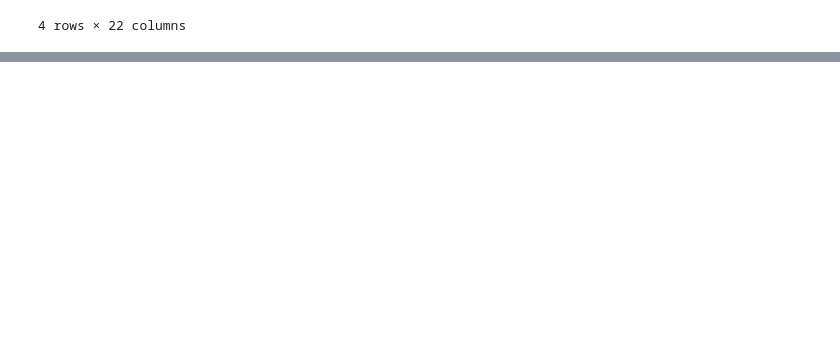
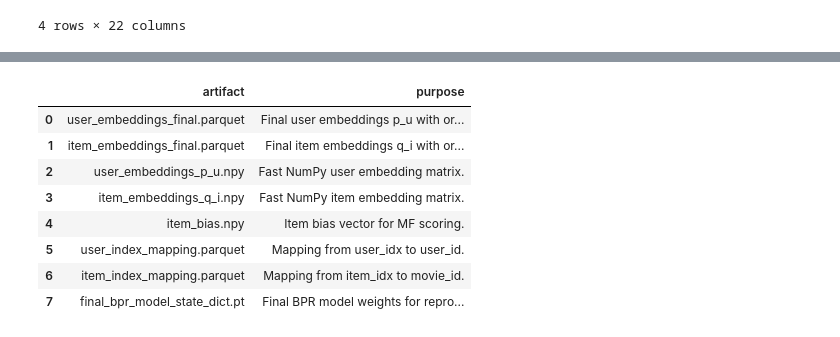
Before and after one commit to 99CCC/ACIT4530, a Jupyter notebook: David/step2.ipynb, the cells around one changed output, grey strips where cells are left out. Cells and saved outputs as stored; diff of their text form; code cells hidden in the pictures; blank space fills up the shorter version.

```diff
--- a/David/step2.ipynb
+++ b/David/step2.ipynb
@@ -4376,0 +3847,95 @@ display(pair_sampling_sensitivity_report.round(6))
+# %%
+# Embedding tables for downstream steps.
+
+user_embeddings_final.to_parquet(
+    f"{step2_results_dir}/user_embeddings_final.parquet",
+    index=False,
+)
+
+item_embeddings_final.to_parquet(
+    f"{step2_results_dir}/item_embeddings_final.parquet",
+    index=False,
+)
+
+# Fast NumPy arrays for DBSCAN, kNN, and MF scoring.
+
+np.save(
+    f"{step2_results_dir}/user_embeddings_p_u.npy",
+    user_embedding_matrix,
+)
+
+np.save(
+    f"{step2_results_dir}/item_embeddings_q_i.npy",
+    item_embedding_matrix,
+)
+
+np.save(
+    f"{step2_results_dir}/item_bias.npy",
+    item_bias_vector,
+)
+
+# Mapping tables.
+
+user_index_table.to_parquet(
+    f"{step2_results_dir}/user_index_mapping.parquet",
+    index=False,
+)
+
+item_index_table.to_parquet(
+    f"{step2_results_dir}/item_index_mapping.parquet",
+    index=False,
+)
+
+# Final BPR model weights.
+
+torch.save(
+    final_model.state_dict(),
+    f"{step2_results_dir}/final_bpr_model_state_dict.pt",
+)
+
+saved_embedding_summary = pd.DataFrame([
+    {
+        "artifact": "user_embeddings_final.parquet",
+        "purpose": "Final user embeddings p_u with original user IDs and metadata when available.",
+    },
+    {
+        "artifact": "item_embeddings_final.parquet",
+        "purpose": "Final item embeddings q_i with original movie IDs, item_bias, and metadata when available.",
+    },
+    {
+        "artifact": "user_embeddings_p_u.npy",
+        "purpose": "Fast NumPy user embedding matrix.",
+    },
+    {
+        "artifact": "item_embeddings_q_i.npy",
+        "purpose": "Fast NumPy item embedding matrix.",
+    },
+    {
+        "artifact": "item_bias.npy",
+        "purpose": "Item bias vector for MF scoring.",
+    },
+    {
+        "artifact": "user_index_mapping.parquet",
+        "purpose": "Mapping from user_idx to user_id.",
+    },
+    {
+        "artifact": "item_index_mapping.parquet",
+        "purpose": "Mapping from item_idx to movie_id.",
+    },
+    {
+        "artifact": "final_bpr_model_state_dict.pt",
+        "purpose": "Final BPR model weights for reproducibility.",
+    },
+])
+
+display(saved_embedding_summary)
+# %% [output]
+|  | artifact | purpose |
+| 0 | user_embeddings_final.parquet | Final user embeddings p_u with or... |
+| 1 | item_embeddings_final.parquet | Final item embeddings q_i with or... |
+| 2 | user_embeddings_p_u.npy | Fast NumPy user embedding matrix. |
+| 3 | item_embeddings_q_i.npy | Fast NumPy item embedding matrix. |
+| 4 | item_bias.npy | Item bias vector for MF scoring. |
+| 5 | user_index_mapping.parquet | Mapping from user_idx to user_id. |
+| 6 | item_index_mapping.parquet | Mapping from item_idx to movie_id. |
+| 7 | final_bpr_model_state_dict.pt | Final BPR model weights for repro... |
```
Also changed, not shown: parts of 81 cells of this notebook, 36 other files.
